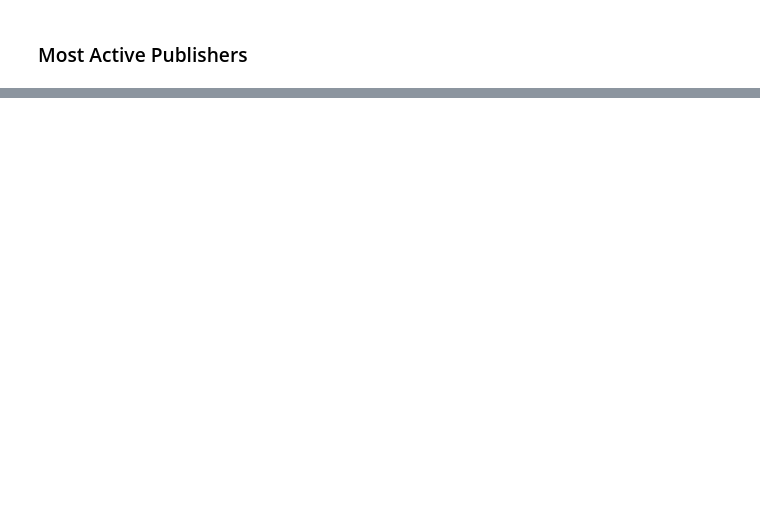
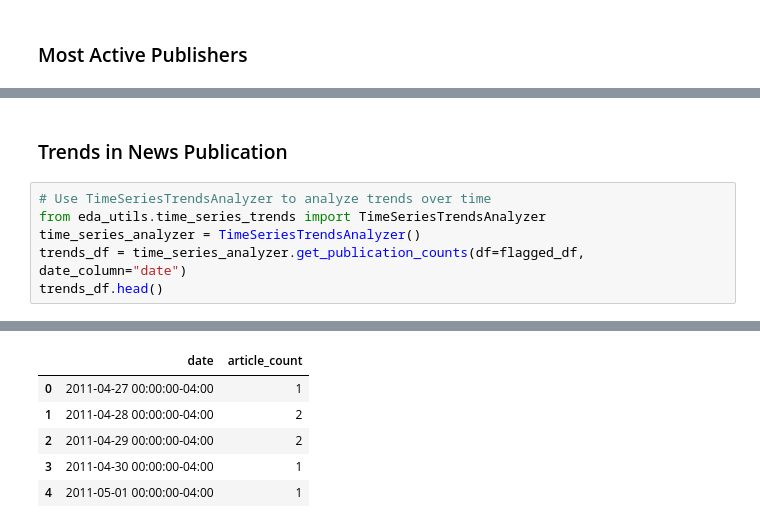
Before and after one commit to Ty-Miki/financial-news-sentiment, a Jupyter notebook: notebooks/EDA.ipynb, the cells around one changed output, grey strips where cells are left out. Cells and saved outputs as stored; diff of their text form; blank space fills up the shorter version.

```diff
--- a/notebooks/EDA.ipynb
+++ b/notebooks/EDA.ipynb
@@ -218,0 +219,9 @@ plotter.plot_ranked_bar_chart(
+# %% [markdown]
+### Trends in News Publication
+# %%
+# Use TimeSeriesTrendsAnalyzer to analyze trends over time
+from eda_utils.time_series_trends import TimeSeriesTrendsAnalyzer
+time_series_analyzer = TimeSeriesTrendsAnalyzer()
+trends_df = time_series_analyzer.get_publication_counts(df=flagged_df, date_column="date")
+trends_df.head()
+# %% [output]
@@ -218,0 +230,6 @@ plotter.plot_ranked_bar_chart(
+|  | date | article_count |
+| 0 | 2011-04-27 00:00:00-04:00 | 1 |
+| 1 | 2011-04-28 00:00:00-04:00 | 2 |
+| 2 | 2011-04-29 00:00:00-04:00 | 2 |
+| 3 | 2011-04-30 00:00:00-04:00 | 1 |
+| 4 | 2011-05-01 00:00:00-04:00 | 1 |
```
Also changed, not shown: parts of 10 cells of this notebook, 4 other files.
